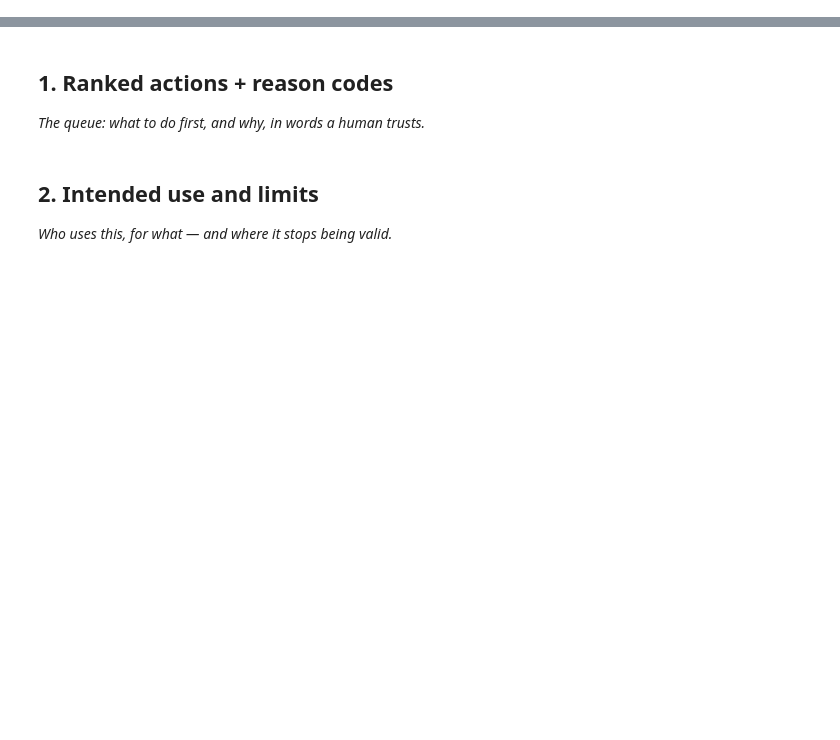
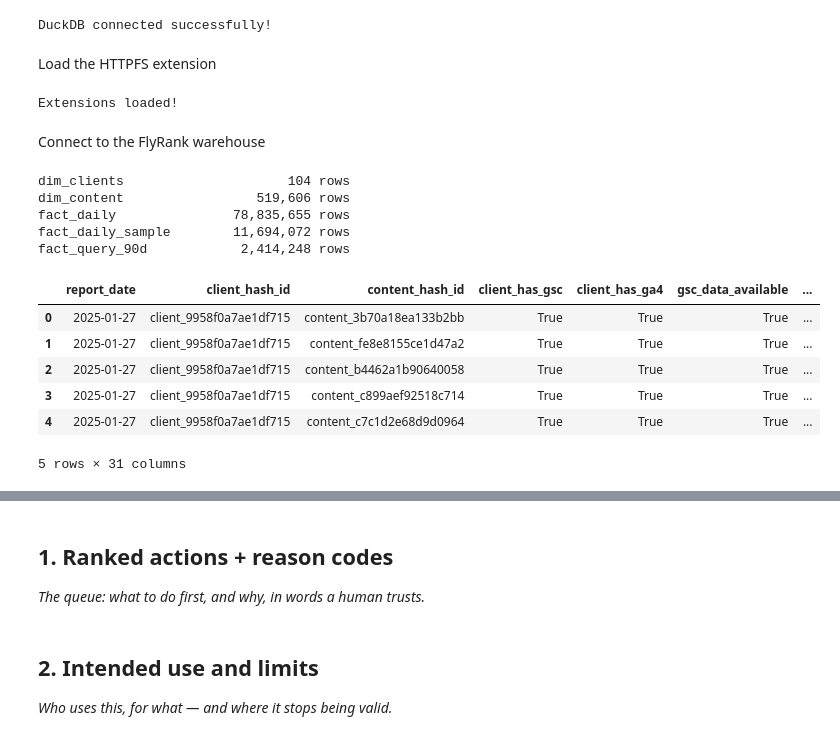
Before and after one commit to sakshi987123/flyrank-ml-internship, a Jupyter notebook: work/notebooks/w07_action_playbook.ipynb, the cells around one changed output, grey strips where cells are left out. Saved outputs shown, nothing was run; the diff lists cells and outputs as text; code cells hidden in the pictures; blank space fills up the shorter version.

```diff
--- a/work/notebooks/w07_action_playbook.ipynb
+++ b/work/notebooks/w07_action_playbook.ipynb
@@ -8,0 +25,69 @@ This skeleton is yours to fill. Work the sections **in order** — each one has
+# %%
+import duckdb
+
+con = duckdb.connect()
+
+print("DuckDB connected successfully!")
+# %% [output]
+DuckDB connected successfully!
+# %% [markdown]
+Load the HTTPFS extension
+# %%
+con.sql("INSTALL httpfs;")
+con.sql("LOAD httpfs;")
+
+print("Extensions loaded!")
+# %% [output]
+Extensions loaded!
+# %% [markdown]
+Connect to the FlyRank warehouse
+# %%
+con.execute(f"""
+CREATE OR REPLACE SECRET hf (
+TYPE huggingface,
+TOKEN '{HF_TOKEN}'
+)
+""")
+
+REL = "hf://datasets/FlyRank/internship-warehouse"
+
+TABLES = {
+    "dim_clients":
+        f"read_parquet('{REL}/dim_clients.parquet')",
+
+    "dim_content":
+        f"read_parquet('{REL}/dim_content.parquet')",
+
+    "fact_daily":
+        f"read_parquet('{REL}/fact_content_daily_performance/**/*.parquet')",
+
+    "fact_daily_sample":
+        f"read_parquet('{REL}/fact_content_daily_performance_sample.parquet')",
+
+    "fact_query_90d":
+        f"read_parquet('{REL}/fact_content_query_90d.parquet')",
+}
+
+for name, src in TABLES.items():
+    n = con.sql(f"SELECT COUNT(*) FROM {src}").fetchone()[0]
+    print(f"{name:22} {n:>12,} rows")
+# %% [output]
+dim_clients                     104 rows
+dim_content                 519,606 rows
+fact_daily               78,835,655 rows
+fact_daily_sample        11,694,072 rows
+fact_query_90d            2,414,248 rows
+# %%
+con.sql(f"""
+SELECT *
+FROM {TABLES['fact_daily']}
+LIMIT 5;
+""").df()
+# %% [output]
+|  | report_date | client_hash_id | content_hash_id | client_has_gsc | client_has_ga4 | gsc_data_available | ... |
+| 0 | 2025-01-27 | client_9958f0a7ae1df715 | content_3b70a18ea133b2bb | True | True | True | ... |
+| 1 | 2025-01-27 | client_9958f0a7ae1df715 | content_fe8e8155ce1d47a2 | True | True | True | ... |
+| 2 | 2025-01-27 | client_9958f0a7ae1df715 | content_b4462a1b90640058 | True | True | True | ... |
+| 3 | 2025-01-27 | client_9958f0a7ae1df715 | content_c899aef92518c714 | True | True | True | ... |
+| 4 | 2025-01-27 | client_9958f0a7ae1df715 | content_c7c1d2e68d9d0964 | True | True | True | ... |
+5 rows × 31 columns
```
Also changed, not shown: parts of 21 cells of this notebook.
